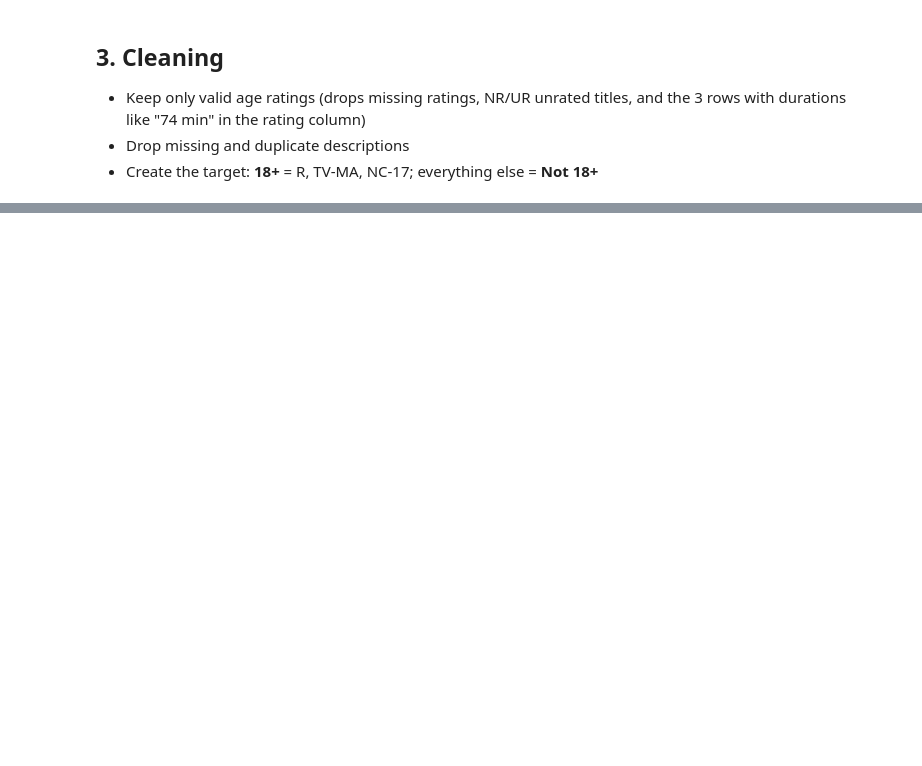
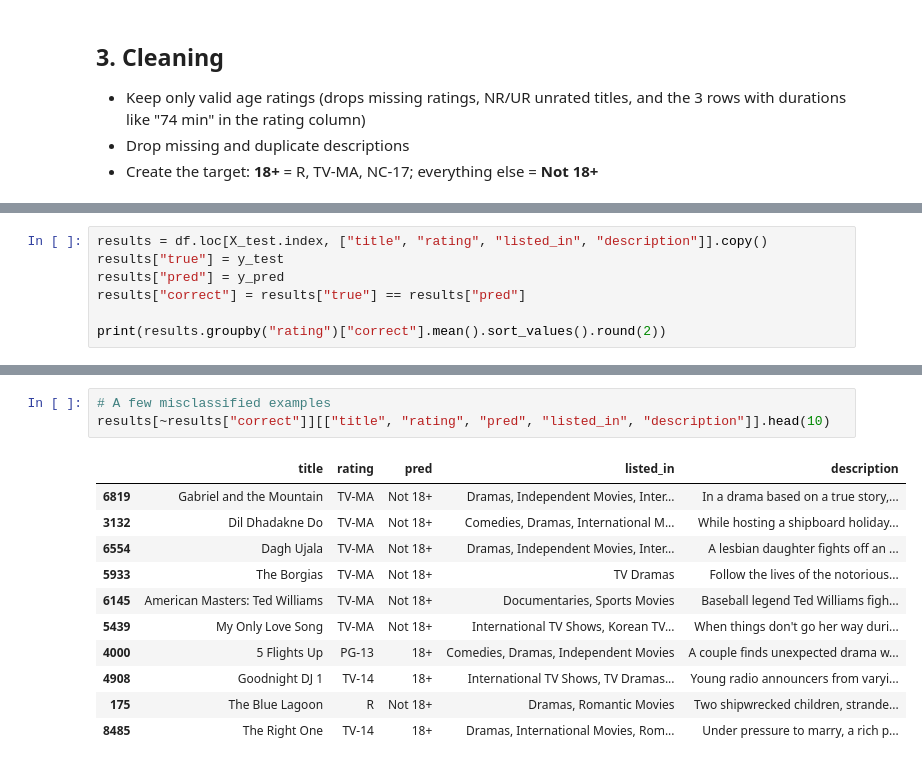
Before and after one commit to kyvenlim72-lang/IE1005-Mini-Project, a Jupyter notebook: IE0005.ipynb, the cells around one changed output, grey strips where cells are left out. Drawn from its saved outputs; the diff is of its cells as text; blank space fills up the shorter version.

```diff
--- a/IE0005.ipynb
+++ b/IE0005.ipynb
@@ -150,0 +329,7 @@ results[~results["correct"]][["title", "rating", "pred", "description"]].head(10
+# %%
+results = df.loc[X_test.index, ["title", "rating", "listed_in", "description"]].copy()
+results["true"] = y_test
+results["pred"] = y_pred
+results["correct"] = results["true"] == results["pred"]
+
+print(results.groupby("rating")["correct"].mean().sort_values().round(2))
@@ -150,0 +351,15 @@ results[~results["correct"]][["title", "rating", "pred", "description"]].head(10
+# %%
+# A few misclassified examples
+results[~results["correct"]][["title", "rating", "pred", "listed_in", "description"]].head(10)
+# %% [output]
+|  | title | rating | pred | listed_in | description |
+| 6819 | Gabriel and the Mountain | TV-MA | Not 18+ | Dramas, Independent Movies, Inter... | In a drama based on a true story,... |
+| 3132 | Dil Dhadakne Do | TV-MA | Not 18+ | Comedies, Dramas, International M... | While hosting a shipboard holiday... |
+| 6554 | Dagh Ujala | TV-MA | Not 18+ | Dramas, Independent Movies, Inter... | A lesbian daughter fights off an ... |
+| 5933 | The Borgias | TV-MA | Not 18+ | TV Dramas | Follow the lives of the notorious... |
+| 6145 | American Masters: Ted Williams | TV-MA | Not 18+ | Documentaries, Sports Movies | Baseball legend Ted Williams figh... |
+| 5439 | My Only Love Song | TV-MA | Not 18+ | International TV Shows, Korean TV... | When things don't go her way duri... |
+| 4000 | 5 Flights Up | PG-13 | 18+ | Comedies, Dramas, Independent Movies | A couple finds unexpected drama w... |
+| 4908 | Goodnight DJ 1 | TV-14 | 18+ | International TV Shows, TV Dramas... | Young radio announcers from varyi... |
+| 175 | The Blue Lagoon | R | Not 18+ | Dramas, Romantic Movies | Two shipwrecked children, strande... |
+| 8485 | The Right One | TV-14 | 18+ | Dramas, International Movies, Rom... | Under pressure to marry, a rich p... |
```
Also changed, not shown: parts of 31 cells of this notebook.
